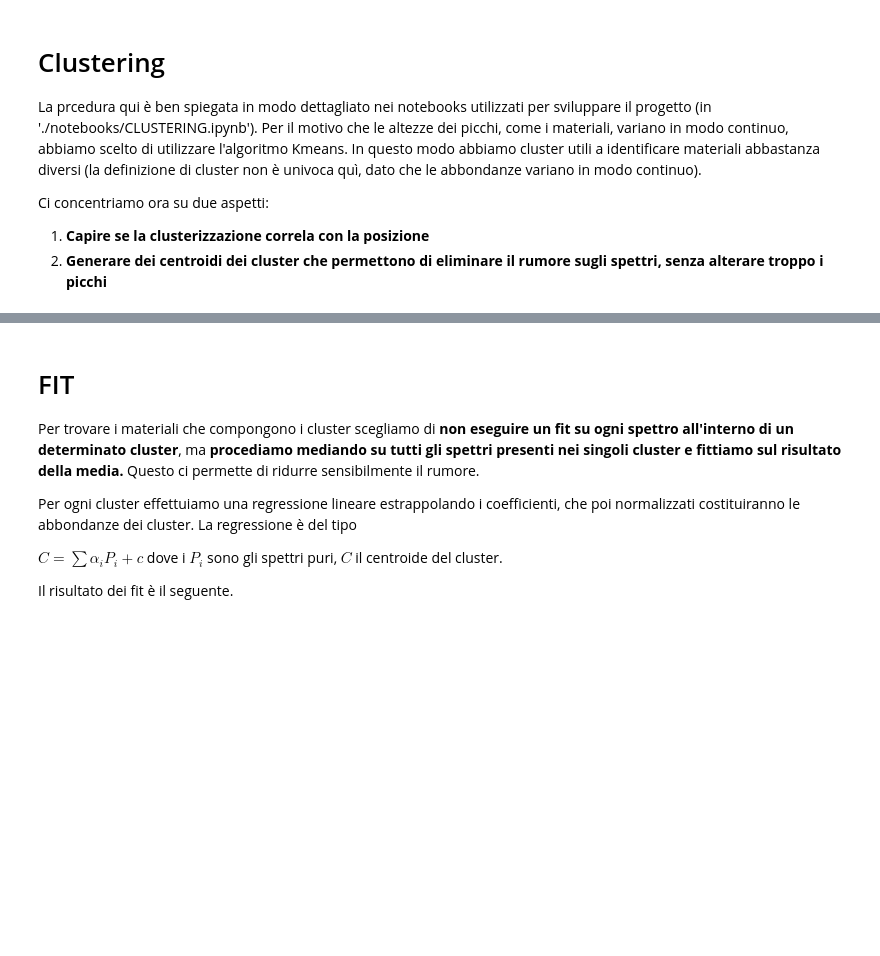
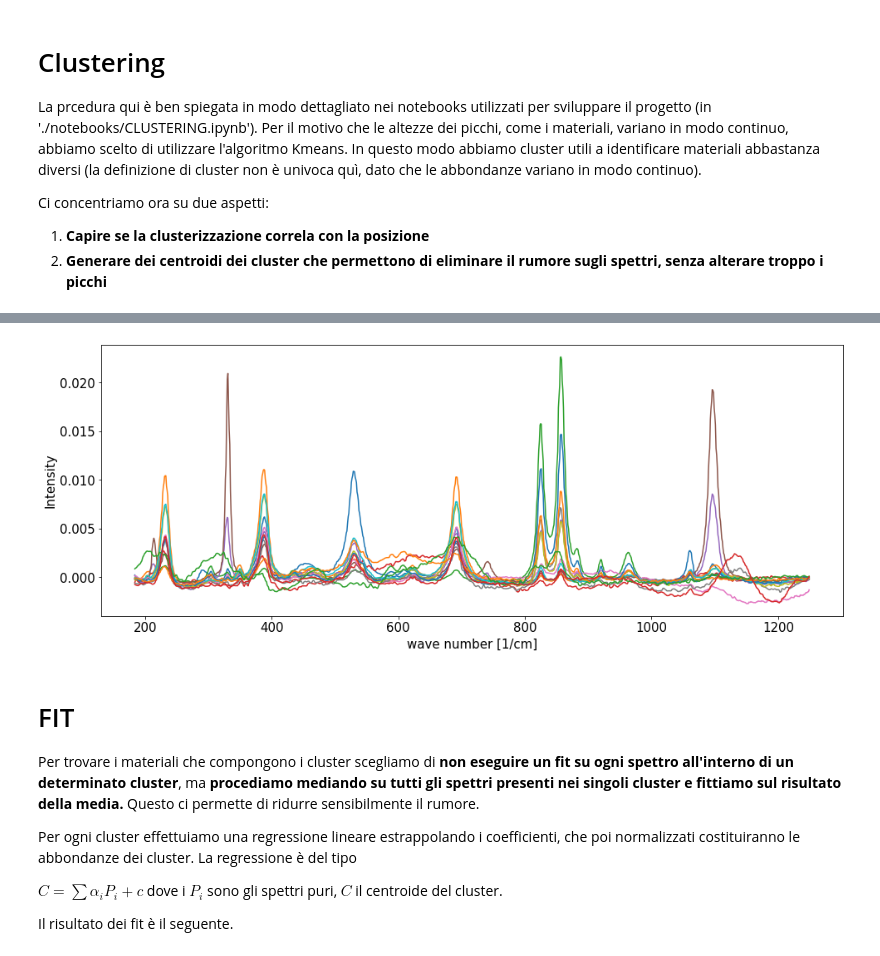
Before and after one commit to FabioBrugnara/repo_raman_4exam, a Jupyter notebook: reports/report.ipynb, the cells around one changed output, grey strips where cells are left out. Cells and saved outputs as stored; diff of their text form; code cells hidden in the pictures; blank space fills up the shorter version.

```diff
--- a/reports/report.ipynb
+++ b/reports/report.ipynb
@@ -163,7 +170,9 @@ data.head()
 # %%
 raman_plot()
-for temp in np.unique(label):
-    plt.plot(data.wn,data[temp])
+for temp in np.unique(labels):
+    plt.plot(data.wn,data[str(int(temp))])
+# %% [output]
+[figure, added]
 # %% [markdown]
 # FIT
 Per trovare i materiali che compongono i cluster scegliamo di **non eseguire un fit su ogni spettro all'interno di un determinato cluster**, ma **procediamo mediando su tutti gli spettri presenti nei singoli cluster e fittiamo sul risultato della media.** Questo ci permette di ridurre sensibilmente il rumore.
```
Also changed, not shown: parts of 1 cell of this notebook.
